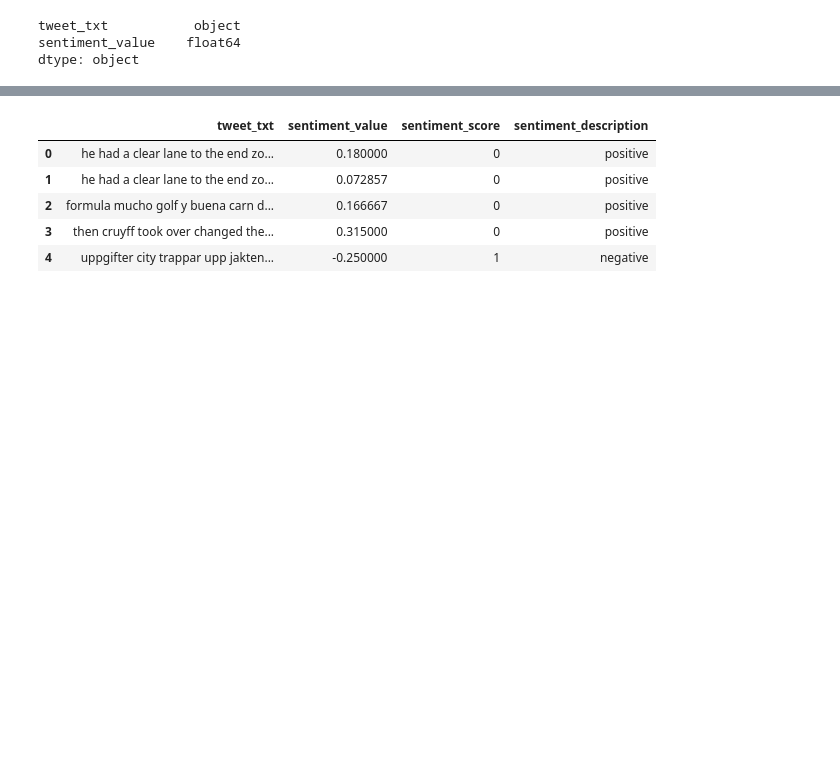
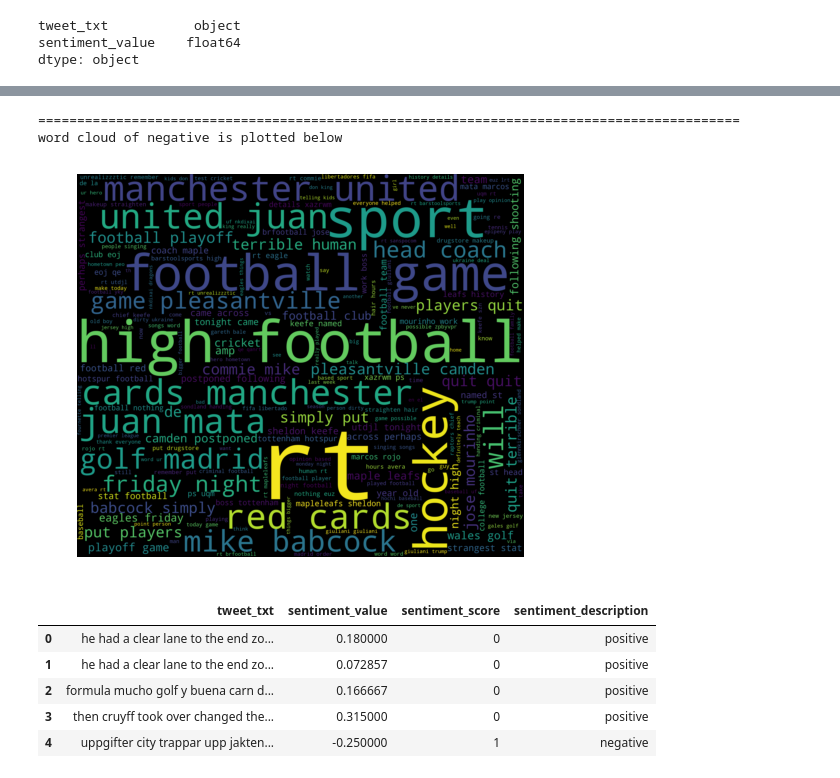
Before and after one commit to neerajpadarthi/Big-Data-Programming_Project, a Jupyter notebook: Source/tweet.ipynb, the cells around one changed output, grey strips where cells are left out. Cells and saved outputs as stored; diff of their text form; code cells hidden in the pictures; blank space fills up the shorter version.

```diff
--- a/Source/tweet.ipynb
+++ b/Source/tweet.ipynb
@@ -132,3 +174,9 @@ Name: sentiment_description, dtype: int64
+# %%
+wordcloud('negative',"yes")
+# %% [output]
+==========================================================================================
+word cloud of negative is plotted below
+[figure, added]
 # %%
 from sklearn.model_selection import train_test_split
 train, test = train_test_split(df,test_size=0.3)
```
Also changed, not shown: parts of 12 cells of this notebook, 9 other files.
